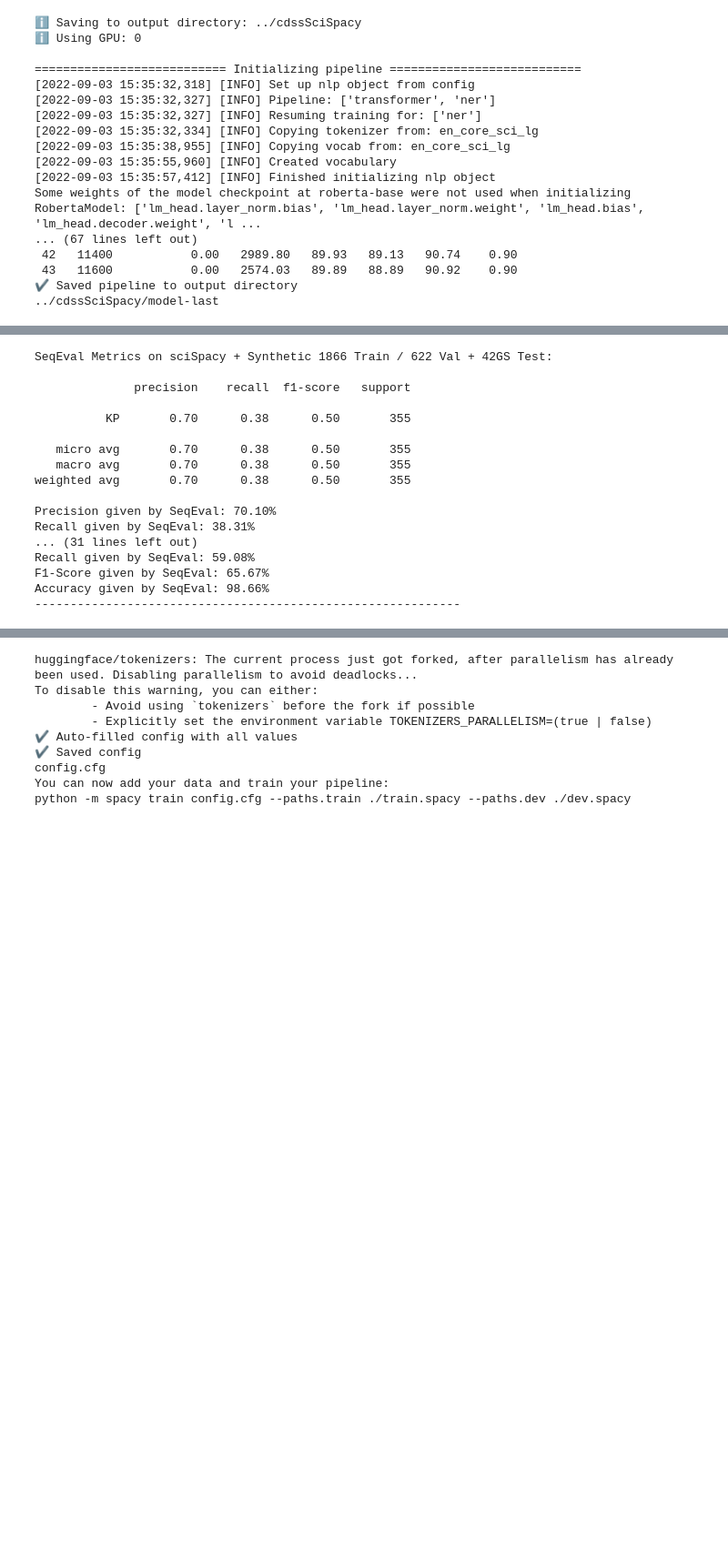
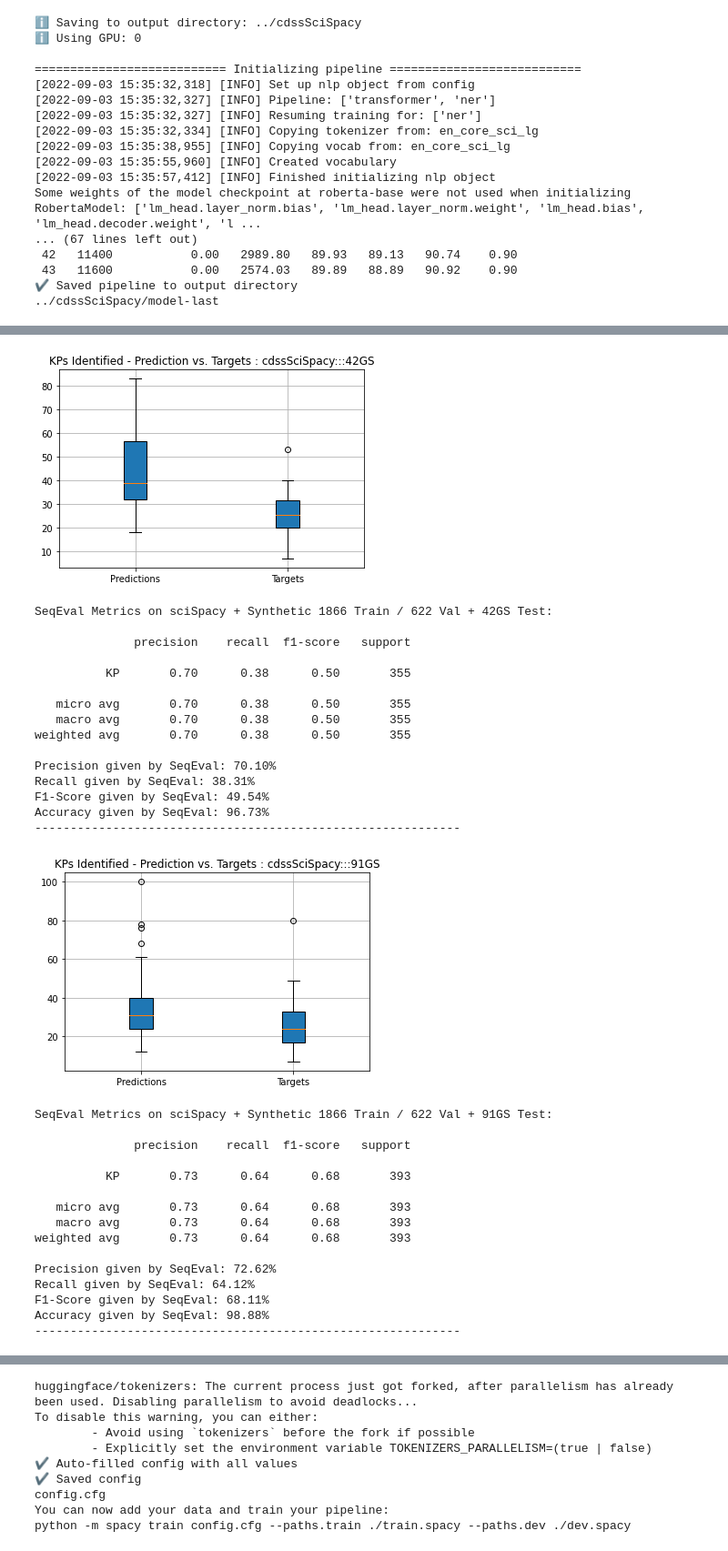
Before and after one commit to CDSS4PCP/NLP_KPIdentify, a Jupyter notebook: keywordExtraction/cdssSpacyExp.ipynb, the cells around one changed output, grey strips where cells are left out. Shown: that part at 91% size. Saved outputs shown, nothing was run; the diff lists cells and outputs as text; code cells hidden in the pictures; blank space fills up the shorter version.

```diff
--- a/keywordExtraction/cdssSpacyExp.ipynb
+++ b/keywordExtraction/cdssSpacyExp.ipynb
@@ -404,15 +447,16 @@ Accuracy given by SeqEval: 96.08%
 # %%
 nlp = spacy.load('../cdssSciSpacy/model-best')
 
-y_preds, y_targets = getTargetPreds(gs42Data)
+y_preds, y_targets = getTargetPreds(gs42Data, 'cdssSciSpacy:::42GS')
 printMetrics(y_preds, y_targets, '+ Synthetic 1866 Train / 622 Val + 42GS Test')
 
-y_preds, y_targets = getTargetPreds(gs91Data)
+y_preds, y_targets = getTargetPreds(gs91Data, 'cdssSciSpacy:::91GS')
 printMetrics(y_preds, y_targets, '+ Synthetic 1866 Train / 622 Val + 91GS Test')
 
-y_preds, y_targets = getTargetPreds(gsCombData)
+y_preds, y_targets = getTargetPreds(gsCombData, 'cdssSciSpacy:::133GS')
 printMetrics(y_preds, y_targets, '+ Synthetic 1866 Train / 622 Val + 133GS Test')
 # %% [output]
+[figure, added]
 SeqEval Metrics on sciSpacy + Synthetic 1866 Train / 622 Val + 42GS Test:
 
               precision    recall  f1-score   support
@@ -425,8 +469,22 @@ weighted avg       0.70      0.38      0.50       355
 
 Precision given by SeqEval: 70.10%
 Recall given by SeqEval: 38.31%
-... (31 lines left out)
-Recall given by SeqEval: 59.08%
-F1-Score given by SeqEval: 65.67%
-Accuracy given by SeqEval: 98.66%
+F1-Score given by SeqEval: 49.54%
+Accuracy given by SeqEval: 96.73%
 ------------------------------------------------------------
+[figure, added]
+SeqEval Metrics on sciSpacy + Synthetic 1866 Train / 622 Val + 91GS Test:
+
+              precision    recall  f1-score   support
+
+          KP       0.73      0.64      0.68       393
+
+   micro avg       0.73      0.64      0.68       393
+   macro avg       0.73      0.64      0.68       393
+weighted avg       0.73      0.64      0.68       393
+
+Precision given by SeqEval: 72.62%
+Recall given by SeqEval: 64.12%
+F1-Score given by SeqEval: 68.11%
+Accuracy given by SeqEval: 98.88%
+------------------------------------------------------------
```
Also changed, not shown: parts of 9 cells of this notebook, 6 other files.
